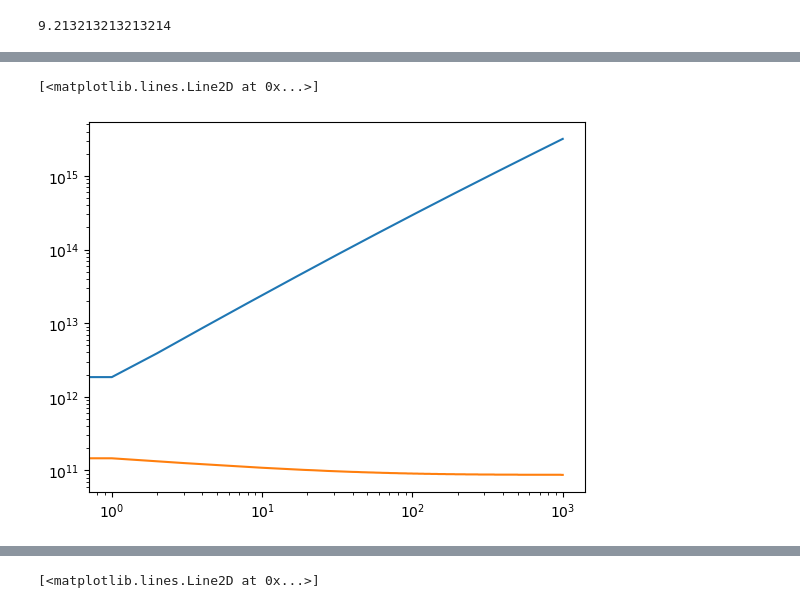
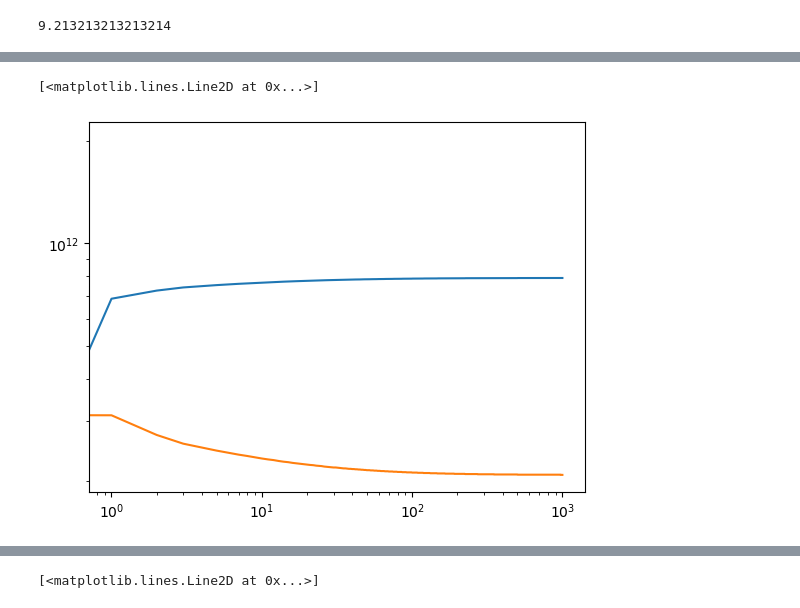
Before and after one commit to KKamp2015/Astro2Project, a Jupyter notebook: Checking.ipynb, the cells around one changed output, grey strips where cells are left out. Saved outputs shown, nothing was run; the diff lists cells and outputs as text; code cells hidden in the pictures.

```diff
--- a/Checking.ipynb
+++ b/Checking.ipynb
@@ -123,9 +123,10 @@ Table length=1000
 # %%
-plt.loglog(DATA['ISM'])
+x=np.ones(DATA['ISM'].shape)*DATA['ISM'][0]
+plt.loglog(x-DATA['Stars'])
 plt.loglog(DATA['Stars'])
 # %% [output]
 [<matplotlib.lines.Line2D at 0x...>]
-[figure, old version]
+[figure, new version]
 # %%
 DATA=ascii.read('OutputBigSB.csv')
 DATA.show_in_notebook()
```
Also changed, not shown: parts of 7 cells of this notebook.
